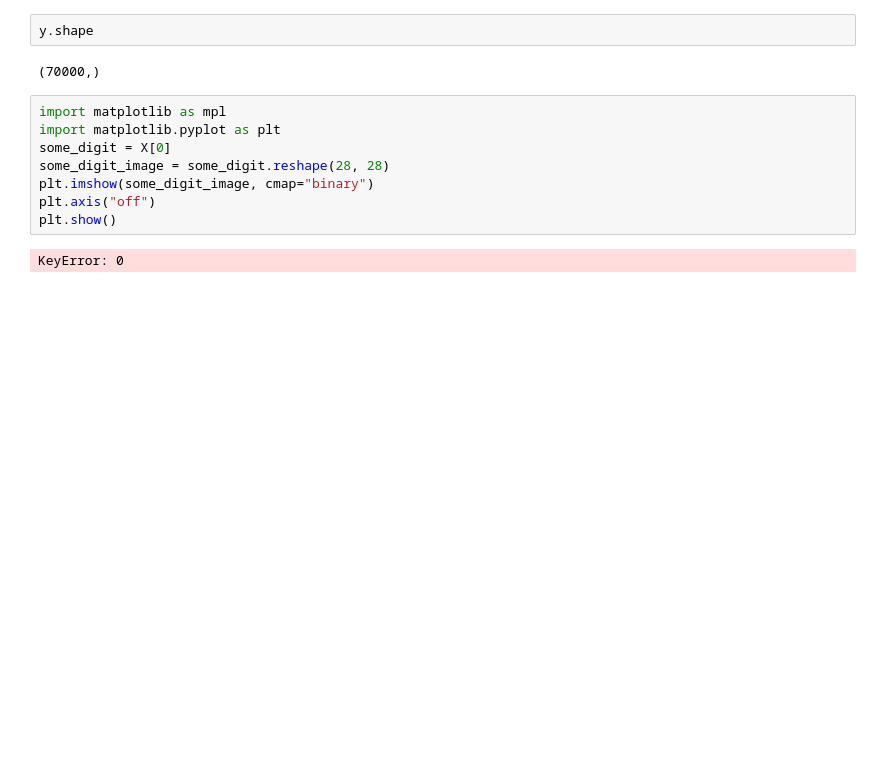
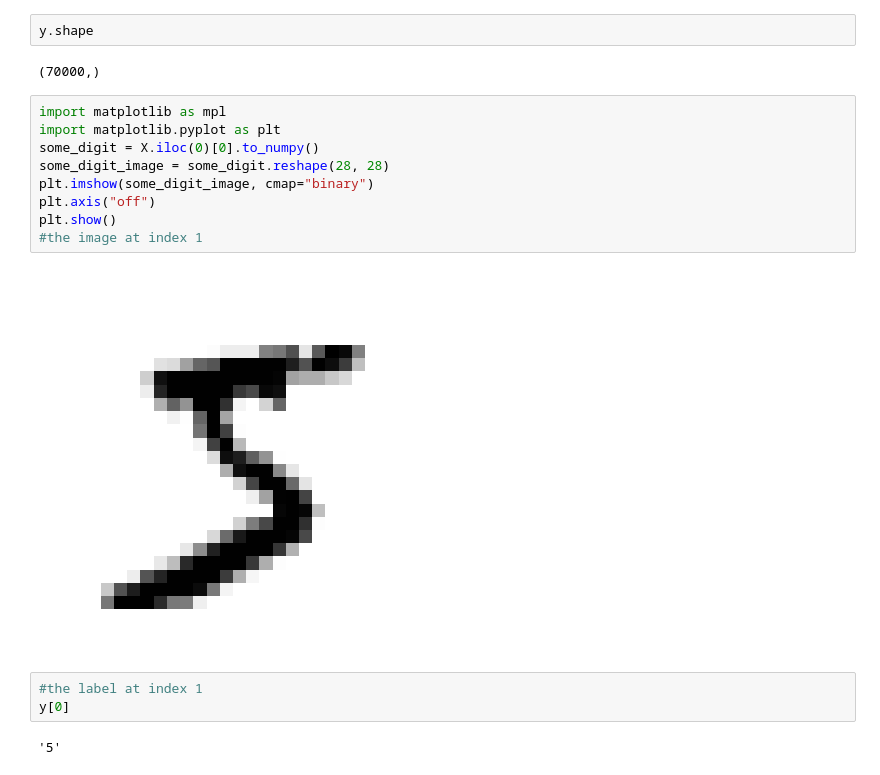
Before and after one commit to PaulMbutu/Machine_Learning_Projects, a Jupyter notebook: number_classification.ipynb, the cells around one changed output. Cells and saved outputs as stored; diff of their text form; blank space fills up the shorter version.

```diff
--- a/number_classification.ipynb
+++ b/number_classification.ipynb
@@ -16,10 +16,16 @@ y.shape
 # %%
 import matplotlib as mpl
 import matplotlib.pyplot as plt
-some_digit = X[0]
+some_digit = X.iloc(0)[0].to_numpy()
 some_digit_image = some_digit.reshape(28, 28)
 plt.imshow(some_digit_image, cmap="binary")
 plt.axis("off")
 plt.show()
+#the image at index 1
 # %% [output]
-KeyError: 0
+[figure, added]
+# %%
+#the label at index 1
+y[0]
+# %% [output]
+'5'
```
Also changed, not shown: parts of 33 cells of this notebook.
